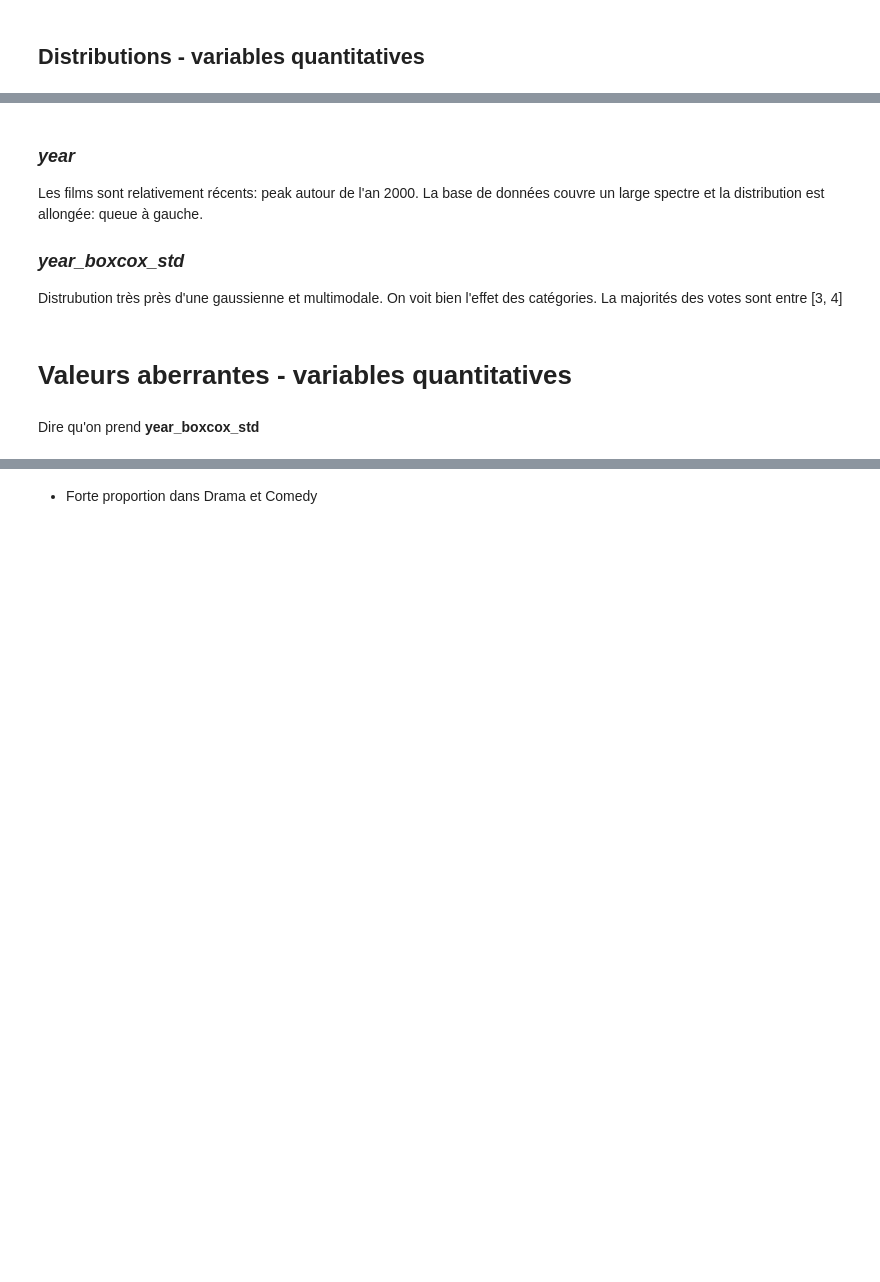
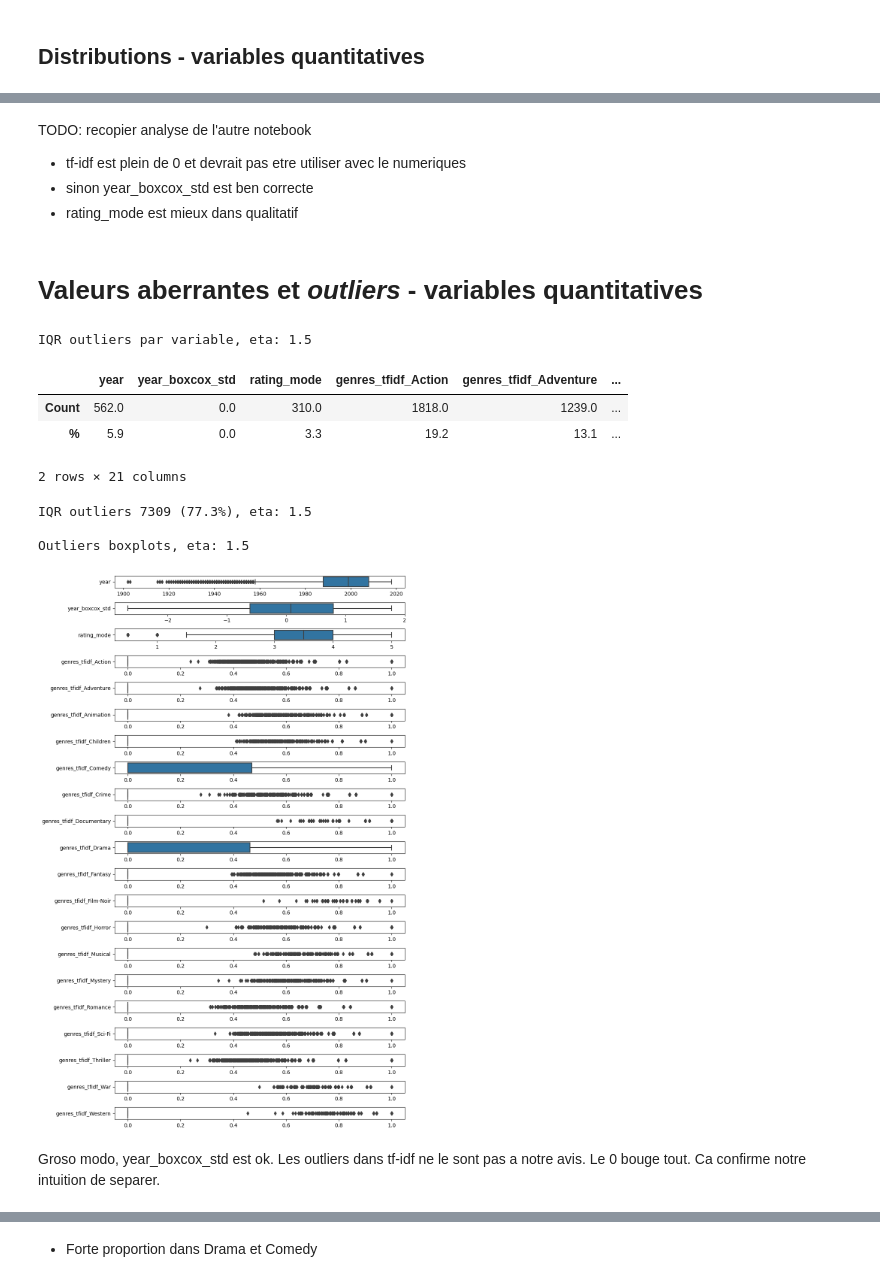
Before and after one commit to jfgagnon00/MovieLens, a Jupyter notebook: A58.ipynb, the cells around one changed output, grey strips where cells are left out. Drawn from its saved outputs; the diff is of its cells as text; code cells hidden in the pictures; blank space fills up the shorter version.

```diff
--- a/A58.ipynb
+++ b/A58.ipynb
@@ -128,17 +221,27 @@ clstr.show_distributions(quant_df, num_cols=2, figsize=(10, 2.5))
 # %% [markdown]
-### *year*
-Les films sont relativement récents: peak autour de l'an 2000. La base de données couvre un large spectre et la distribution est allongée: queue à gauche.
+TODO: recopier analyse de l'autre notebook
 
-### *year_boxcox_std*
-Distrubution très près d'une gaussienne et multimodale. On voit bien l'effet des catégories. La majorités des votes sont entre [3, 4]
+* tf-idf est plein de 0 et devrait pas etre utiliser avec le numeriques
+* sinon year_boxcox_std est ben correcte
+* rating_mode est mieux dans qualitatif
 # %% [markdown]
-# Valeurs aberrantes - variables quantitatives
+# Valeurs aberrantes et *outliers* - variables quantitatives
 # %%
 clstr.show_outliers_iqr(quant_df,
                         eta=1.5,
-                        boxlists=[["year"], ["year_boxcox_std"]],
-                        figsize=(7, 2.5));
+                        boxlists=[[c] for c in quant_df.columns],
+                        figsize=(10, 15));
+# %% [output]
+IQR outliers par variable, eta: 1.5
+|  | year | year_boxcox_std | rating_mode | genres_tfidf_Action | genres_tfidf_Adventure | ... |
+| Count | 562.0 | 0.0 | 310.0 | 1818.0 | 1239.0 | ... |
+| % | 5.9 | 0.0 | 3.3 | 19.2 | 13.1 | ... |
+2 rows × 21 columns
+IQR outliers 7309 (77.3%), eta: 1.5
+
+Outliers boxplots, eta: 1.5
+[figure, added]
 # %% [markdown]
-Dire qu'on prend **year_boxcox_std**
+Groso modo, year_boxcox_std est ok. Les outliers dans tf-idf ne le sont pas a notre avis. Le 0 bouge tout. Ca confirme notre intuition de separer.
 # %% [markdown]
 # Distributions - variables qualitatives
```
Also changed, not shown: parts of 31 cells of this notebook, 1 other file.
